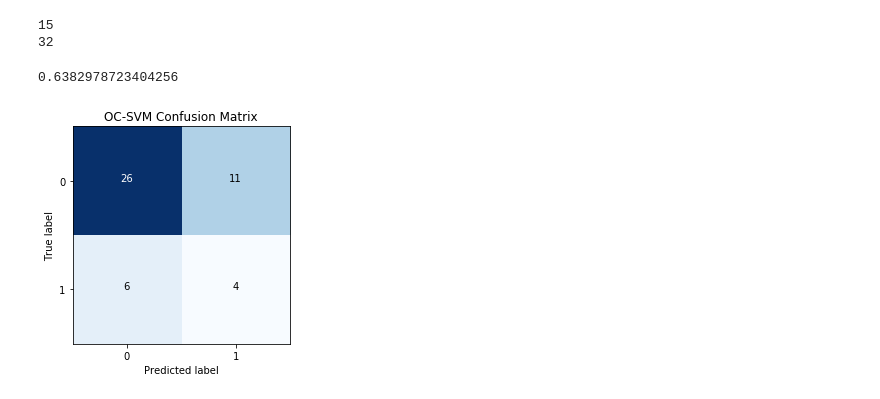
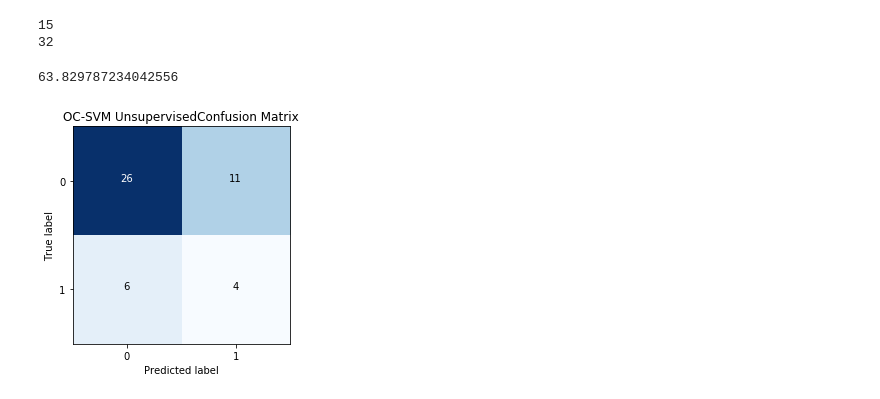
Before and after one commit to fengchechecheche/UAVAnomalyDetection, a Jupyter notebook: oc_svm_analysis.ipynb, the cells around one changed output. Drawn from its saved outputs; the diff is of its cells as text; code cells hidden in the pictures.

```diff
--- a/oc_svm_analysis.ipynb
+++ b/oc_svm_analysis.ipynb
@@ -67,38 +69,40 @@ def get_accuracy(y_truth, y_est, sample_size):
     return acc
 # %%
 acc = get_accuracy(y_data, y_pred, y_data.size)
-print(acc)
+print(acc*100)
 # %% [output]
-0.6382978723404256
+63.829787234042556
 # %%
-# Take -1 to 0 to be sklearn compatible
+
 
 # Get Confusion matrix plot
 def plot_cm(ax, y_true, y_pred, classes, title, th=0.5, cmap=plt.cm.Blues):
     y_pred_labels = (y_pred>th).astype(int)
 
     cm = confusion_matrix(y_true, y_pred_labels)
 
     im = ax.imshow(cm, interpolation='nearest', cmap=cmap)
     ax.set_title(title)
 
     tick_marks = np.arange(len(classes))
     ax.set_xticks(tick_marks)
     ax.set_yticks(tick_marks)
     ax.set_xticklabels(classes)
     ax.set_yticklabels(classes)
 
     thresh = cm.max() / 2.
     for i, j in itertools.product(range(cm.shape[0]), range(cm.shape[1])):
         ax.text(j, i, cm[i, j],
                  horizontalalignment="center",
                  color="white" if cm[i, j] > thresh else "black")
     ax.set_ylabel('True label')
     ax.set_xlabel('Predicted label')
 
+# Remap the classes
+# 0: Inlier, 1: Outlier
 y_data_new = np.where(np.array(y_data)==-1,0,1)
 y_pred_new = np.where(np.array(y_pred)==-1,0, 1)
 fig1, ax1 = plt.subplots()
-plot_cm(ax1, y_data_new, y_pred_new, [0, 1], "OC-SVM Confusion Matrix")
+plot_cm(ax1, y_data_new, y_pred_new, [0, 1], "OC-SVM Unsupervised Confusion Matrix")
 # %% [output]
-[figure, old version]
+[figure, new version]
```
Also changed, not shown: parts of 2 cells of this notebook, 1 other file.
